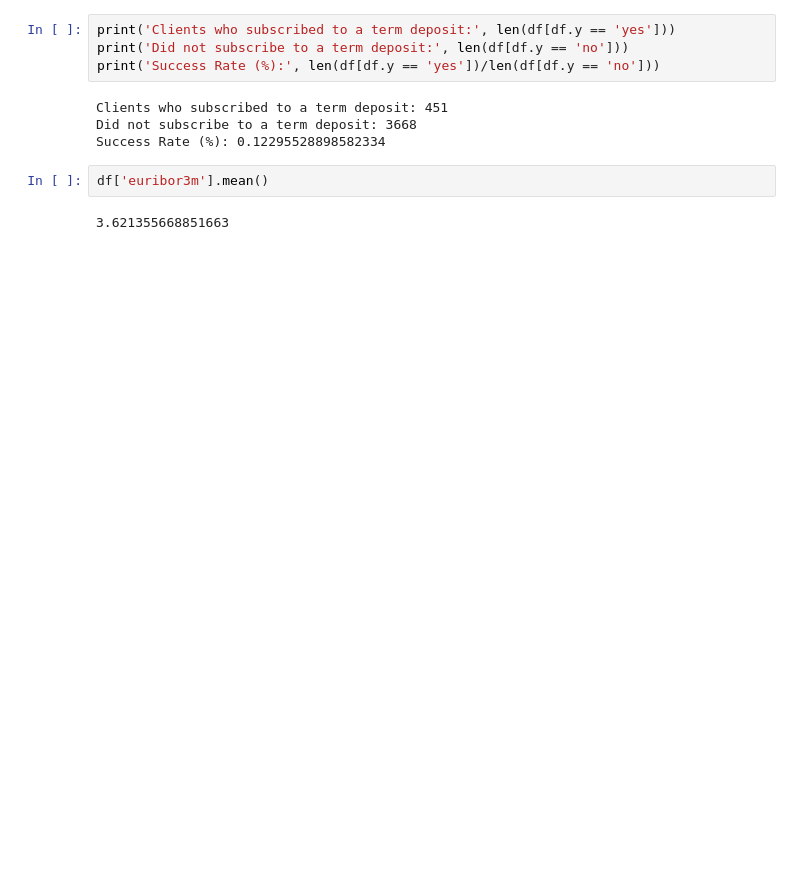
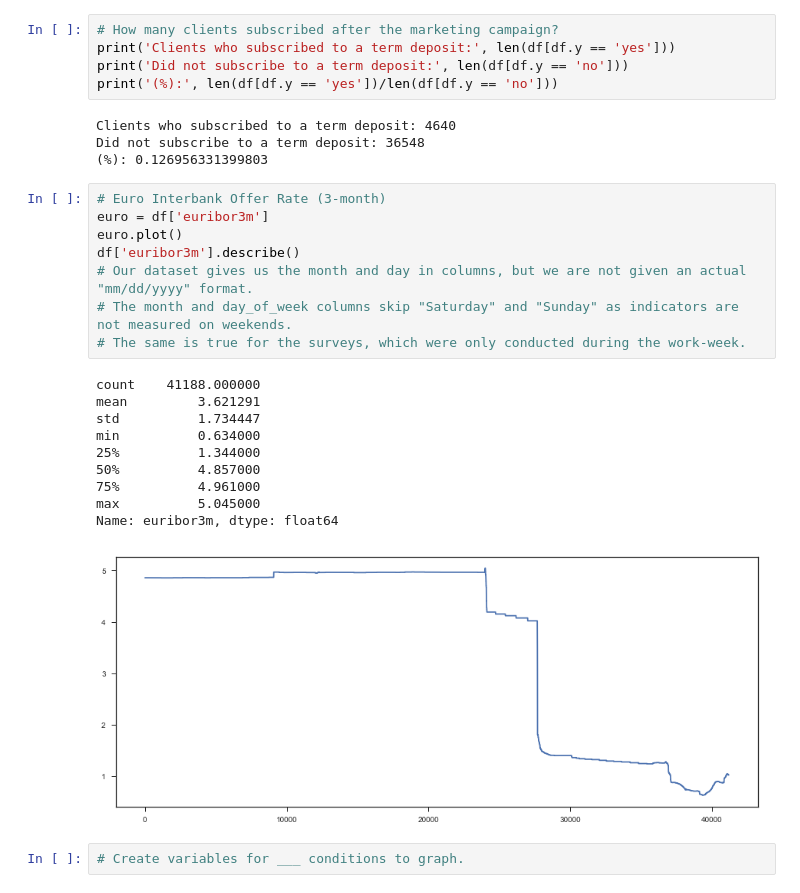
Before and after one commit to MitchellEwing/Drills, a Jupyter notebook: bootcamp/unit1/u1Capstone/u1Capstone.ipynb, the cells around one changed output. Cells and saved outputs as stored; diff of their text form; blank space fills up the shorter version.

```diff
--- a/bootcamp/unit1/u1Capstone/u1Capstone.ipynb
+++ b/bootcamp/unit1/u1Capstone/u1Capstone.ipynb
@@ -56,12 +85,30 @@ memory usage: 675.9+ KB
 # %%
+# How many clients subscribed after the marketing campaign?
 print('Clients who subscribed to a term deposit:', len(df[df.y == 'yes']))
 print('Did not subscribe to a term deposit:', len(df[df.y == 'no']))
-print('Success Rate (%):', len(df[df.y == 'yes'])/len(df[df.y == 'no']))
+print('(%):', len(df[df.y == 'yes'])/len(df[df.y == 'no']))
 # %% [output]
-Clients who subscribed to a term deposit: 451
-Did not subscribe to a term deposit: 3668
-Success Rate (%): 0.12295528898582334
+Clients who subscribed to a term deposit: 4640
+Did not subscribe to a term deposit: 36548
+(%): 0.126956331399803
-# %%
-df['euribor3m'].mean()
-# %% [output]
-3.621355668851663
+# %%
+# Euro Interbank Offer Rate (3-month)
+euro = df['euribor3m']
+euro.plot()
+df['euribor3m'].describe()
+# Our dataset gives us the month and day in columns, but we are not given an actual "mm/dd/yyyy" format.
+# The month and day_of_week columns skip "Saturday" and "Sunday" as indicators are not measured on weekends.
+# The same is true for the surveys, which were only conducted during the work-week.
+# %% [output]
+count    41188.000000
+mean         3.621291
+std          1.734447
+min          0.634000
+25%          1.344000
+50%          4.857000
+75%          4.961000
+max          5.045000
+Name: euribor3m, dtype: float64
+[figure, added]
+# %%
+# Create variables for ___ conditions to graph.
```
Also changed, not shown: parts of 8 cells of this notebook.
